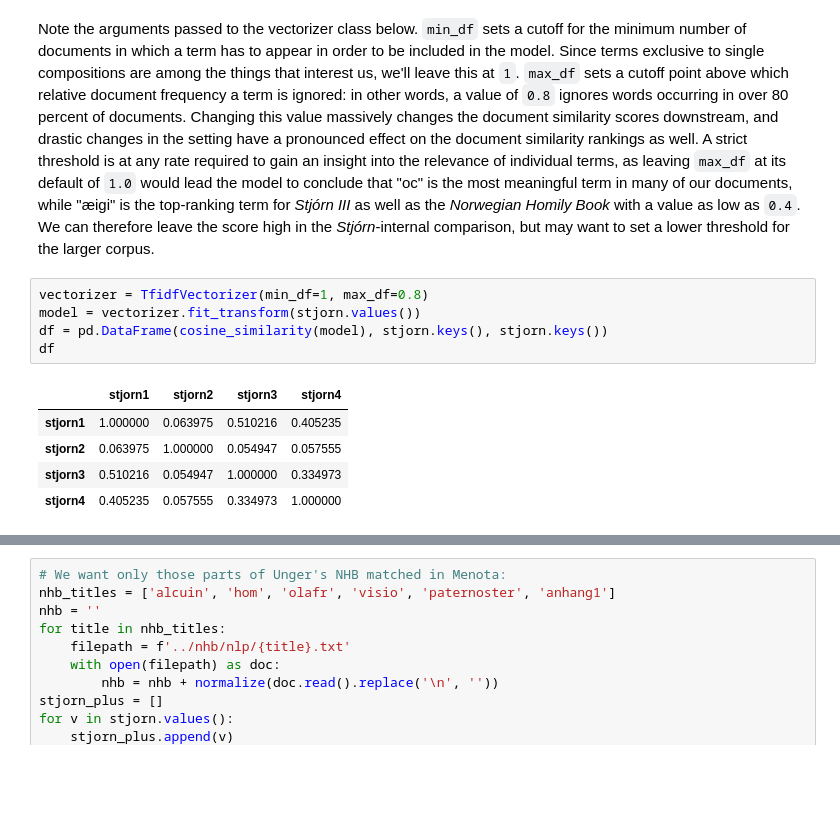
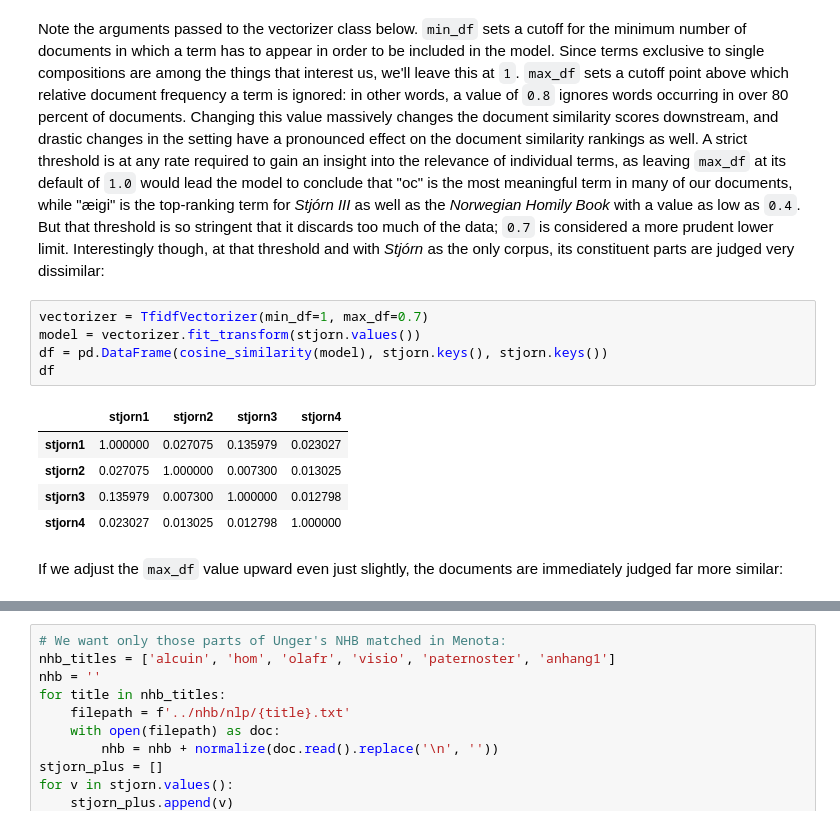
Before and after one commit to langeslag/on-corpus-tools, a Jupyter notebook: stjorn/tf-idf.ipynb, the cells around one changed output, grey strips where cells are left out. Saved outputs shown, nothing was run; the diff lists cells and outputs as text; blank space fills up the shorter version.

```diff
--- a/stjorn/tf-idf.ipynb
+++ b/stjorn/tf-idf.ipynb
@@ -64,15 +67,17 @@ for text in glob.glob('../menota/dipl/*txt'):
         # We'll subject Menota to the same normalization standard as Stjórn:
         menota[ref] = normalize(doc.read().replace('\n', ''))
 # %% [markdown]
-Note the arguments passed to the vectorizer class below. `min_df` sets a cutoff for the minimum number of documents in which a term has to appear in order to be included in the model. Since terms exclusive to single compositions are among the things that interest us, we'll leave this at `1`. `max_df` sets a cutoff point above which relative document frequency a term is ignored: in other words, a value of `0.8` ignores words occurring in over 80 percent of documents. Changing this value massively changes the document similarity scores downstream, and drastic changes in the setting have a pronounced effect on the document similarity rankings as well. A strict threshold is at any rate required to gain an insight into the relevance of individual terms, as leaving `max_df` at its default of `1.0` would lead the model to conclude that "oc" is the most meaningful term in many of our documents, while "æigi" is the top-ranking term for _Stjórn III_ as well as the _Norwegian Homily Book_ with a value as low as `0.4`. We can therefore leave the score high in the _Stjórn_-internal comparison, but may want to set a lower threshold for the larger corpus.
+Note the arguments passed to the vectorizer class below. `min_df` sets a cutoff for the minimum number of documents in which a term has to appear in order to be included in the model. Since terms exclusive to single compositions are among the things that interest us, we'll leave this at `1`. `max_df` sets a cutoff point above which relative document frequency a term is ignored: in other words, a value of `0.8` ignores words occurring in over 80 percent of documents. Changing this value massively changes the document similarity scores downstream, and drastic changes in the setting have a pronounced effect on the document similarity rankings as well. A strict threshold is at any rate required to gain an insight into the relevance of individual terms, as leaving `max_df` at its default of `1.0` would lead the model to conclude that "oc" is the most meaningful term in many of our documents, while "æigi" is the top-ranking term for _Stjórn III_ as well as the _Norwegian Homily Book_ with a value as low as `0.4`. But that threshold is so stringent that it discards too much of the data; `0.7` is considered a more prudent lower limit. Interestingly though, at that threshold and with _Stjórn_ as the only corpus, its constituent parts are judged very dissimilar:
 # %%
-vectorizer = TfidfVectorizer(min_df=1, max_df=0.8)
+vectorizer = TfidfVectorizer(min_df=1, max_df=0.7)
 model = vectorizer.fit_transform(stjorn.values())
 df = pd.DataFrame(cosine_similarity(model), stjorn.keys(), stjorn.keys())
 df
 # %% [output]
 |  | stjorn1 | stjorn2 | stjorn3 | stjorn4 |
-| stjorn1 | 1.000000 | 0.063975 | 0.510216 | 0.405235 |
-| stjorn2 | 0.063975 | 1.000000 | 0.054947 | 0.057555 |
-| stjorn3 | 0.510216 | 0.054947 | 1.000000 | 0.334973 |
-| stjorn4 | 0.405235 | 0.057555 | 0.334973 | 1.000000 |
+| stjorn1 | 1.000000 | 0.027075 | 0.135979 | 0.023027 |
+| stjorn2 | 0.027075 | 1.000000 | 0.007300 | 0.013025 |
+| stjorn3 | 0.135979 | 0.007300 | 1.000000 | 0.012798 |
+| stjorn4 | 0.023027 | 0.013025 | 0.012798 | 1.000000 |
+# %% [markdown]
+If we adjust the `max_df` value upward even just slightly, the documents are immediately judged far more similar:
```
Also changed, not shown: parts of 9 cells of this notebook, 2 other files.
